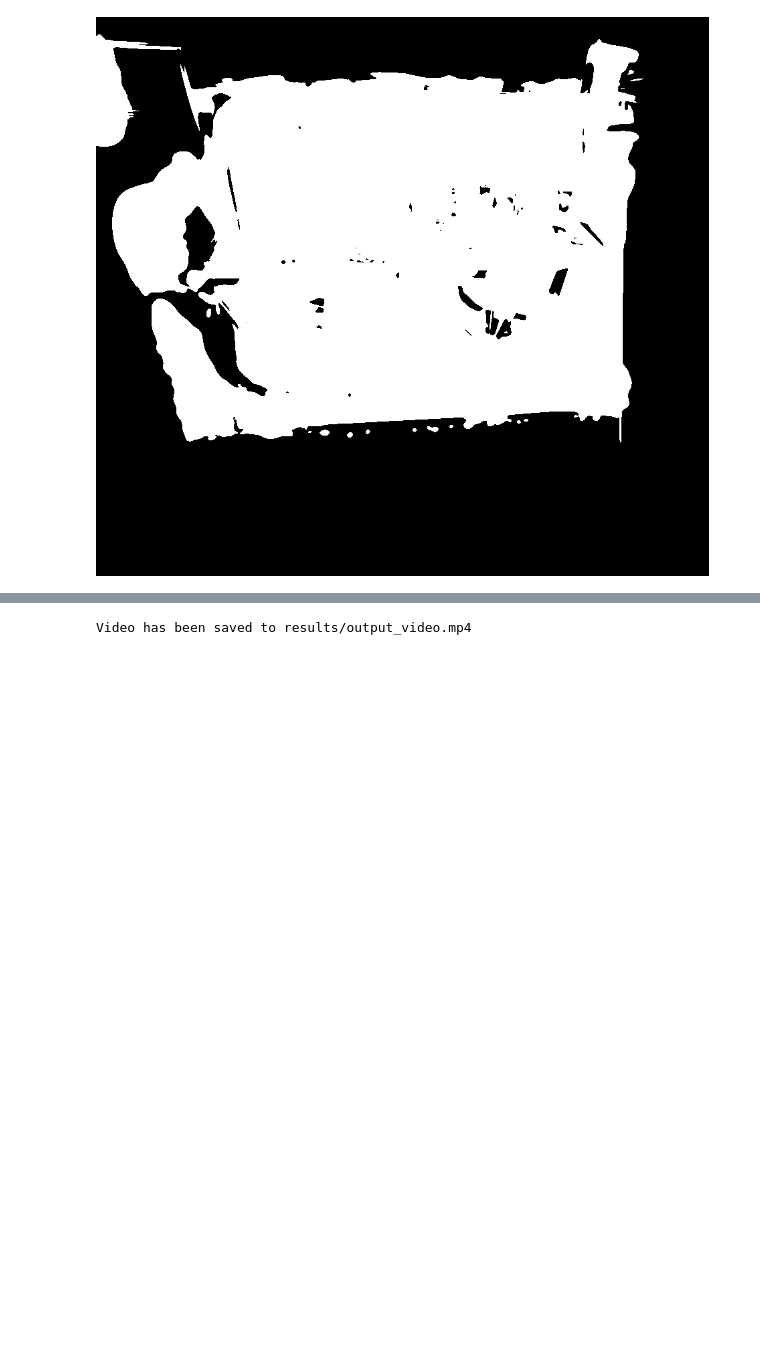
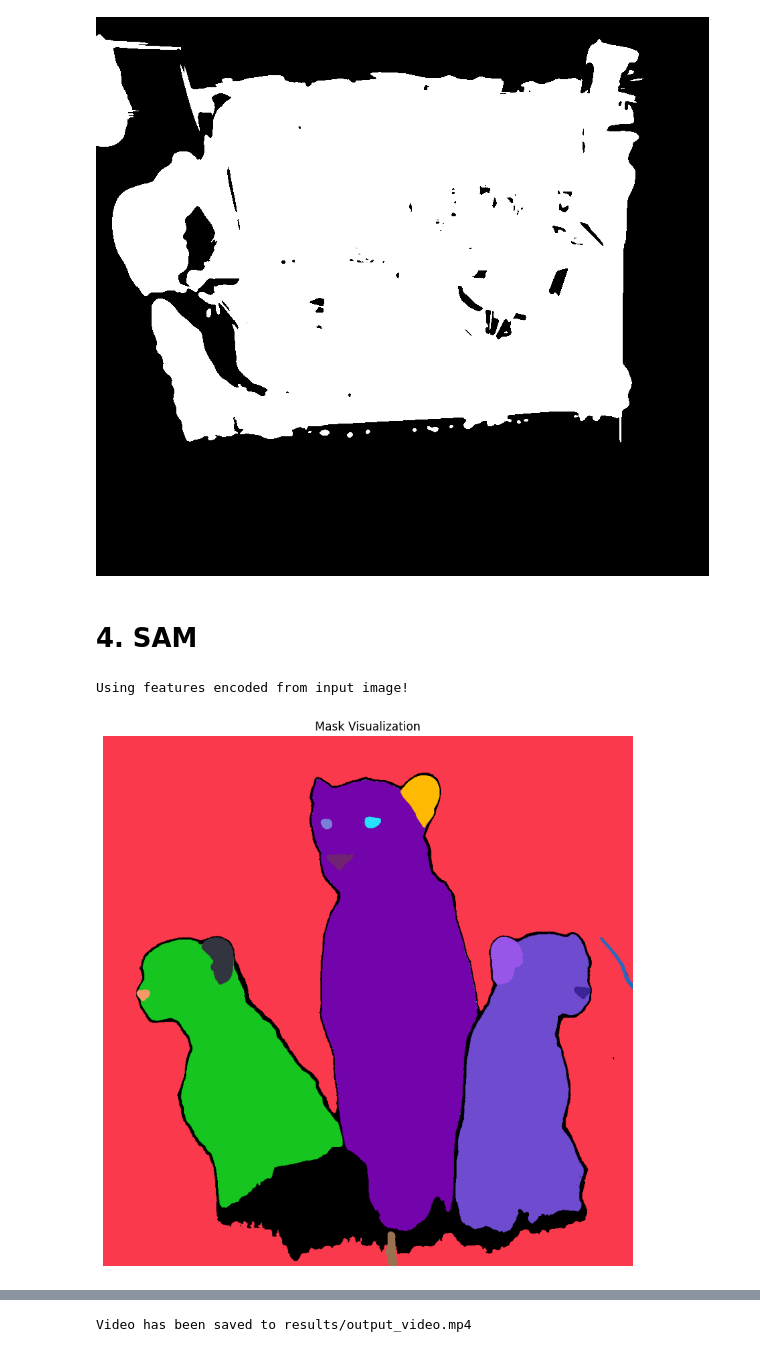
Before and after one commit to Beat-in-our-hearts/MonoGS_Semantic, a Jupyter notebook: vis_feature.ipynb, the cells around one changed output, grey strips where cells are left out. Drawn from its saved outputs; the diff is of its cells as text; code cells hidden in the pictures; blank space fills up the shorter version.

```diff
--- a/vis_feature.ipynb
+++ b/vis_feature.ipynb
@@ -400,3 +400,5 @@ mask = Image.fromarray(mask * 255)
 mask.show()
 # %% [output]
 [figure]
+# %% [markdown]
+# 4. SAM
@@ -402,0 +479,20 @@ mask.show()
+# %%
+sam_checkpoint = 'checkpoints/sam_vit_l_0b3195.pth'
+model_type = "vit_l"
+device = "cuda" if torch.cuda.is_available() else "cpu"
+
+sam = sam_model_registry[model_type](checkpoint=sam_checkpoint)
+sam.to(device=device)
+
+predictor = SamPredictor(sam)
+mask_generator = SamAutomaticMaskGenerator(sam)
+# %%
+image = Image.open('test/example2.jpg').convert('RGB')
+image = np.array(image)
+masks = mask_generator.generate(image)
+# %% [output]
+Using features encoded from input image!
+# %%
+sam_mask_visualize(masks)
+# %% [output]
+[figure, added]
```
Also changed, not shown: parts of 13 cells of this notebook, 27 other files.
